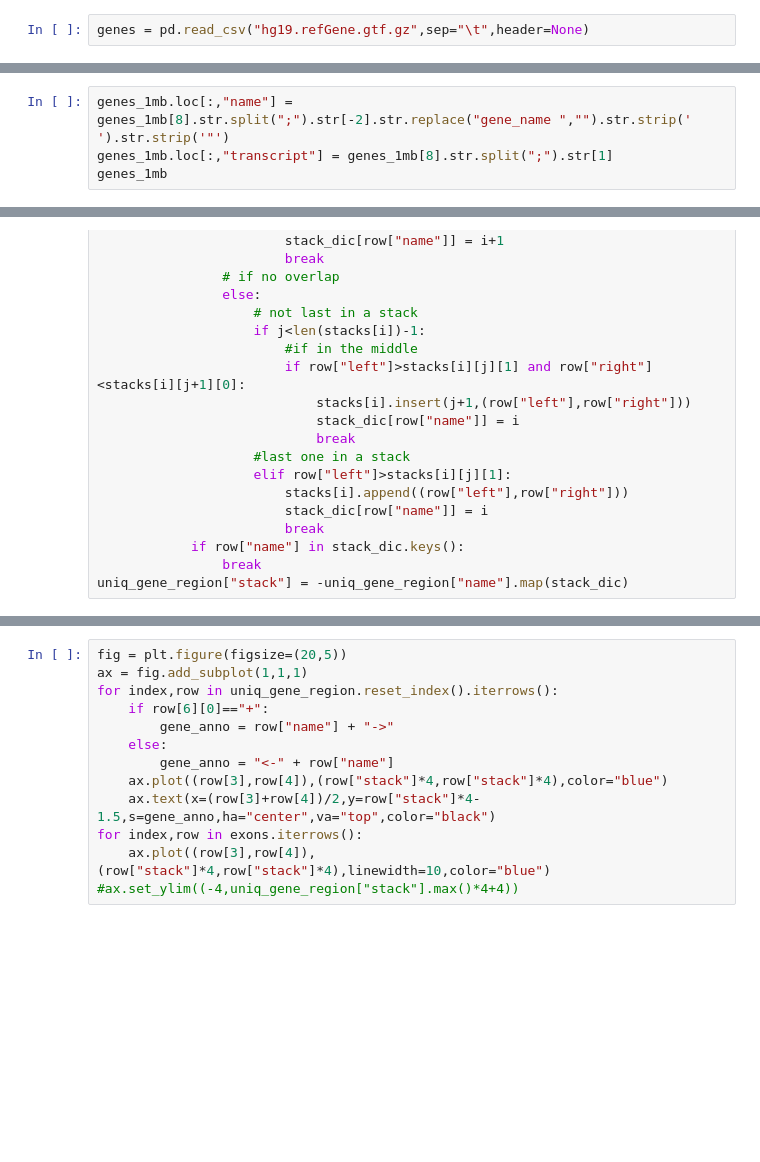
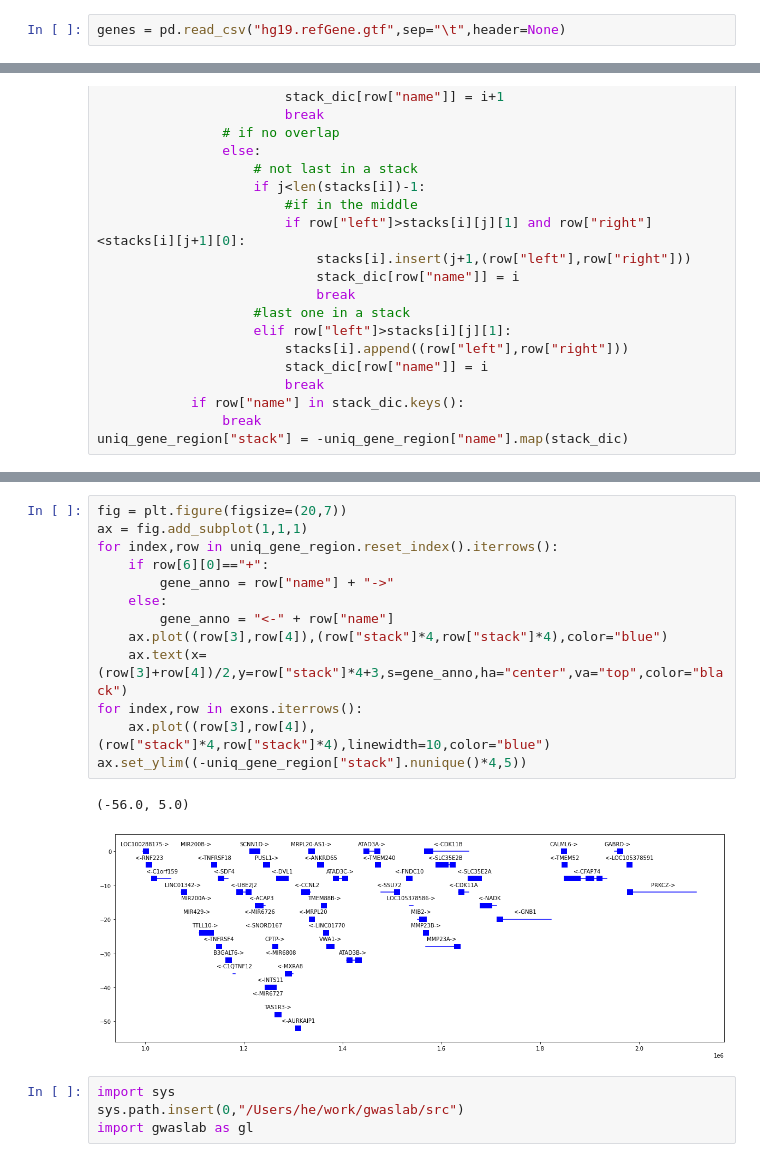
Before and after one commit to Cloufield/gwaslab, a Jupyter notebook: examples/regional.ipynb, the cells around one changed output, grey strips where cells are left out. Drawn from its saved outputs; the diff is of its cells as text; blank space fills up the shorter version.

Commit message:
test regional plot tutorial

```diff
--- a/examples/regional.ipynb
+++ b/examples/regional.ipynb
@@ -3,7 +3,7 @@ import pandas as pd
 import matplotlib.pyplot as plt
 from scipy import stats
 # %%
-genes = pd.read_csv("hg19.refGene.gtf.gz",sep="\t",header=None)
+genes = pd.read_csv("hg19.refGene.gtf",sep="\t",header=None)
 # %%
 region=("chr1",1000000,2000000)
 genes_1mb = genes.loc[(genes[0]=="chr1")&(genes[3]<region[2])&(genes[4]>region[1])]
@@ -11,4 +24,0 @@ genes_1mb
-# %%
-genes_1mb.loc[:,"name"] = genes_1mb[8].str.split(";").str[-2].str.replace("gene_name ","").str.strip(' ').str.strip('"')
-genes_1mb.loc[:,"transcript"] = genes_1mb[8].str.split(";").str[1]
-genes_1mb
@@ -66,13 +154,20 @@ exons
 # %%
-fig = plt.figure(figsize=(20,5))
+fig = plt.figure(figsize=(20,7))
 ax = fig.add_subplot(1,1,1)
 for index,row in uniq_gene_region.reset_index().iterrows():
     if row[6][0]=="+":
         gene_anno = row["name"] + "->"
     else:
         gene_anno = "<-" + row["name"]
     ax.plot((row[3],row[4]),(row["stack"]*4,row["stack"]*4),color="blue")
-    ax.text(x=(row[3]+row[4])/2,y=row["stack"]*4-1.5,s=gene_anno,ha="center",va="top",color="black")
+    ax.text(x=(row[3]+row[4])/2,y=row["stack"]*4+3,s=gene_anno,ha="center",va="top",color="black")
 for index,row in exons.iterrows():
     ax.plot((row[3],row[4]),(row["stack"]*4,row["stack"]*4),linewidth=10,color="blue")
-#ax.set_ylim((-4,uniq_gene_region["stack"].max()*4+4))
+ax.set_ylim((-uniq_gene_region["stack"].nunique()*4,5))
+# %% [output]
+(-56.0, 5.0)
+[figure, added]
+# %%
+import sys
+sys.path.insert(0,"/Users/he/work/gwaslab/src")
+import gwaslab as gl
```
Also changed, not shown: parts of 19 cells of this notebook.
